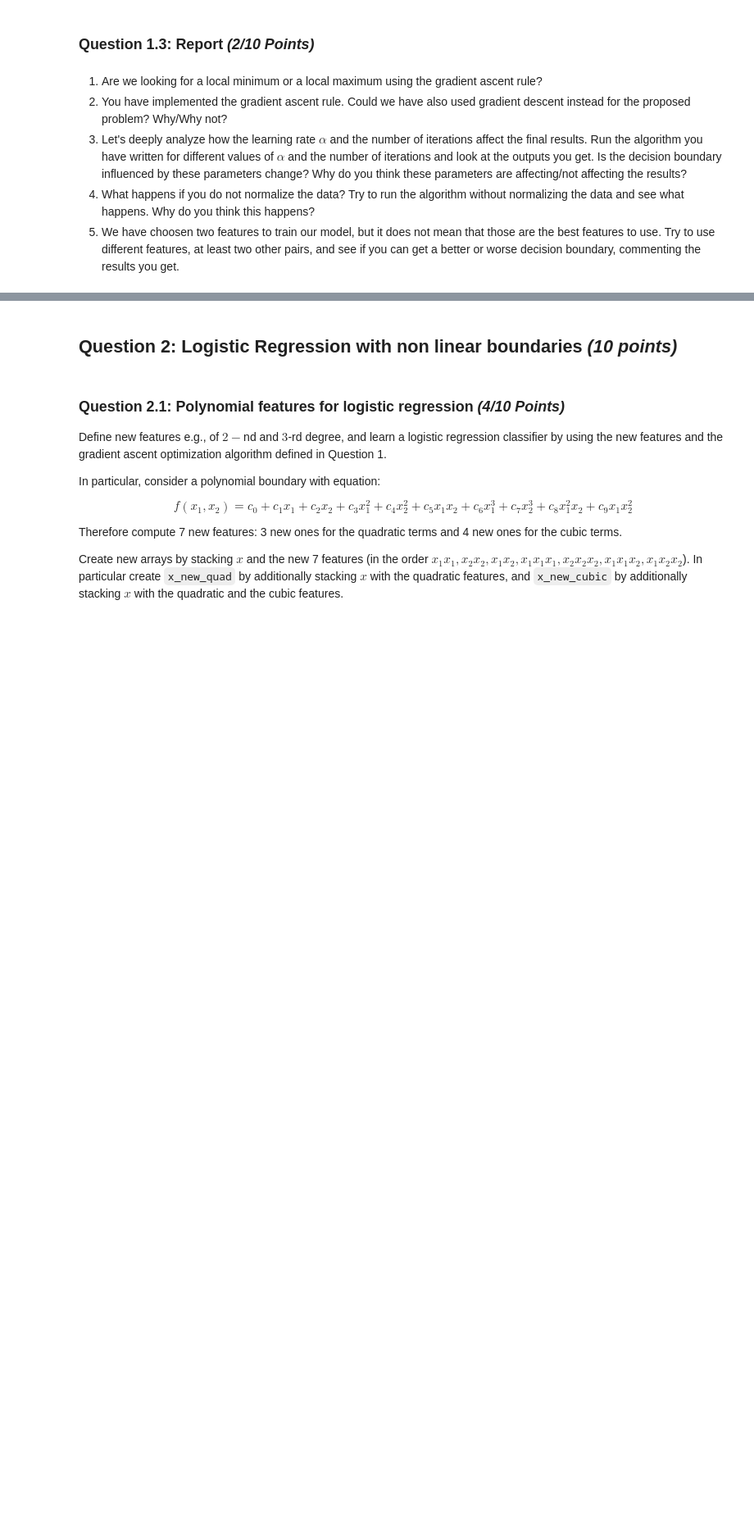
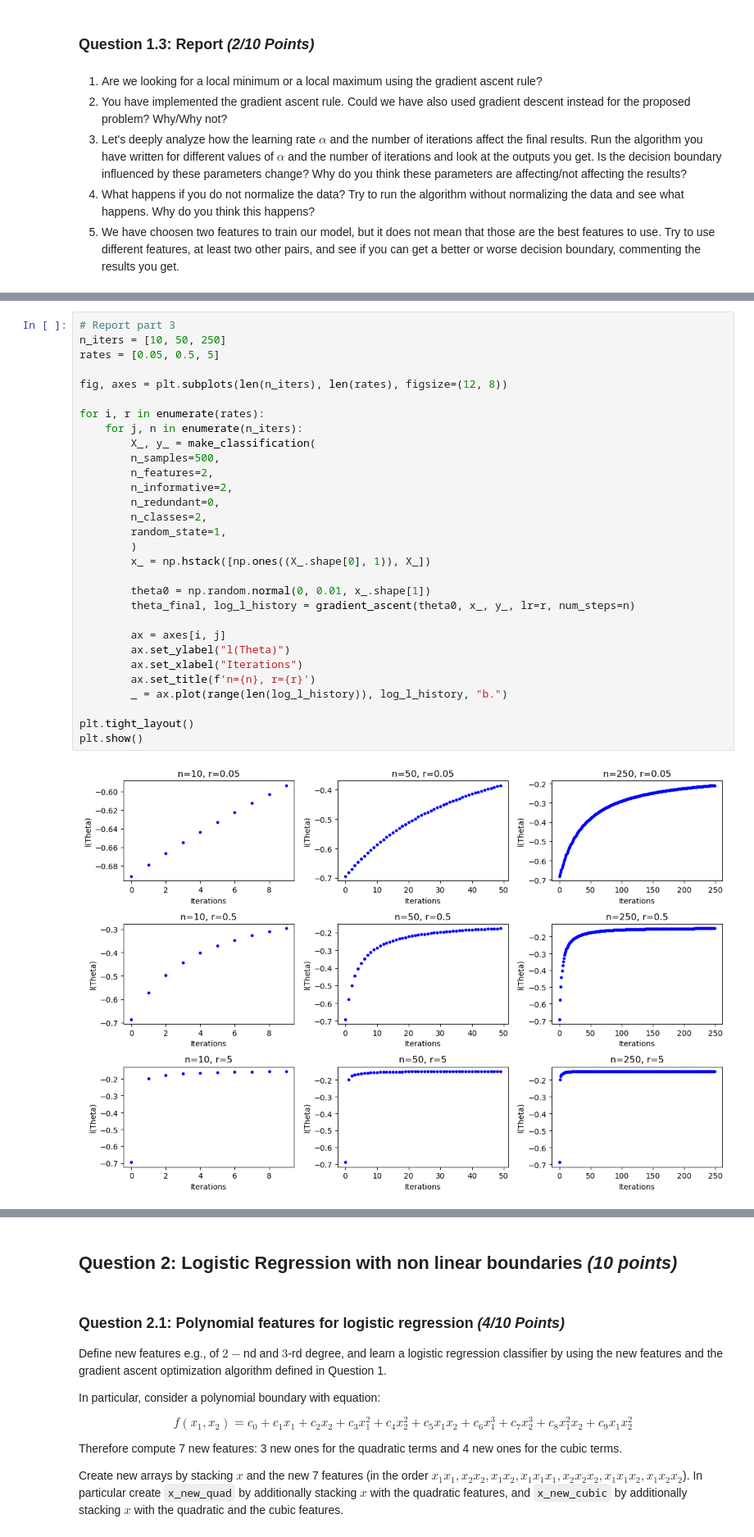
Before and after one commit to Ykanj/FDS-HW-2, a Jupyter notebook: HW2.ipynb, the cells around one changed output, grey strips where cells are left out. Shown at 82% size. Saved outputs shown, nothing was run; the diff lists cells and outputs as text; blank space fills up the shorter version.

Commit message:
report part 3, 4

```diff
--- a/HW2.ipynb
+++ b/HW2.ipynb
@@ -570,0 +571,32 @@ pass
+# %%
+# Report part 3
+n_iters = [10, 50, 250]
+rates = [0.05, 0.5, 5]
+
+fig, axes = plt.subplots(len(n_iters), len(rates), figsize=(12, 8))
+
+for i, r in enumerate(rates):
+    for j, n in enumerate(n_iters):
+        X_, y_ = make_classification(
+        n_samples=500,
+        n_features=2,
+        n_informative=2,
+        n_redundant=0,
+        n_classes=2,
+        random_state=1,
+        )
+        x_ = np.hstack([np.ones((X_.shape[0], 1)), X_])
+
+        theta0 = np.random.normal(0, 0.01, x_.shape[1])
+        theta_final, log_l_history = gradient_ascent(theta0, x_, y_, lr=r, num_steps=n)
+
+        ax = axes[i, j]
+        ax.set_ylabel("l(Theta)")
+        ax.set_xlabel("Iterations")
+        ax.set_title(f'n={n}, r={r}')
+        _ = ax.plot(range(len(log_l_history)), log_l_history, "b.")
+
+plt.tight_layout()
+plt.show()
+# %% [output]
+[figure, added]
```
Also changed, not shown: parts of 8 cells of this notebook.
